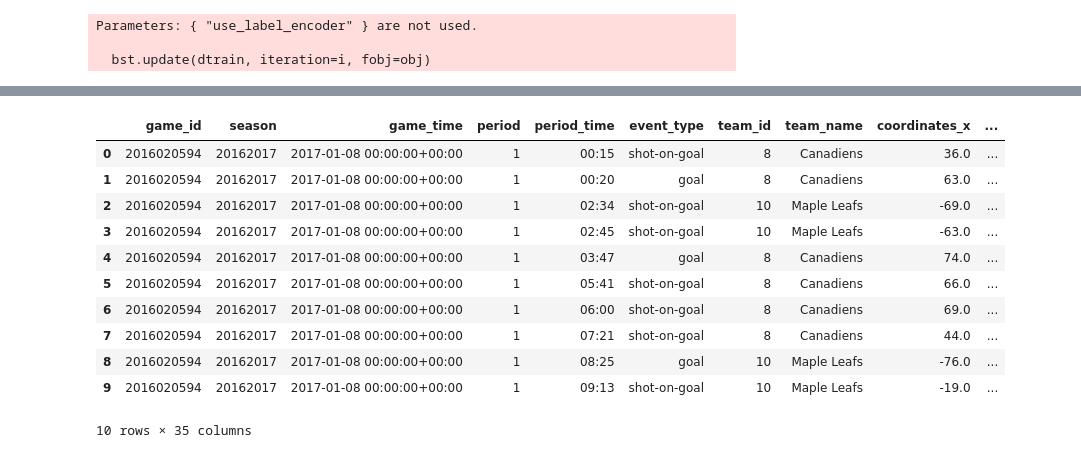
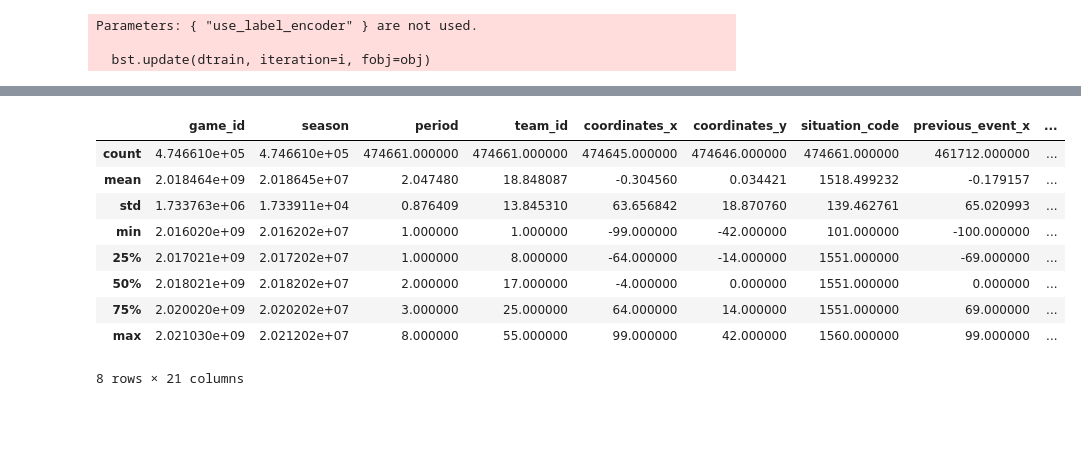
Before and after one commit to d1amondb0t/ift-6758-m1, a Jupyter notebook: notebooks/advanced_models.ipynb, the cells around one changed output, grey strips where cells are left out. Cells and saved outputs as stored; diff of their text form; code cells hidden in the pictures; blank space fills up the shorter version.

```diff
--- a/notebooks/advanced_models.ipynb
+++ b/notebooks/advanced_models.ipynb
@@ -107,20 +107,18 @@ plt.show()
 # %%
 df2 = feature_engineering_two( years = range(2016, 2022))
-# %%
-df2.head(10)
-# %% [output]
-|  | game_id | season | game_time | period | period_time | event_type | team_id | team_name | coordinates_x | ... |
-| 0 | 2016020594 | 20162017 | 2017-01-08 00:00:00+00:00 | 1 | 00:15 | shot-on-goal | 8 | Canadiens | 36.0 | ... |
-| 1 | 2016020594 | 20162017 | 2017-01-08 00:00:00+00:00 | 1 | 00:20 | goal | 8 | Canadiens | 63.0 | ... |
-| 2 | 2016020594 | 20162017 | 2017-01-08 00:00:00+00:00 | 1 | 02:34 | shot-on-goal | 10 | Maple Leafs | -69.0 | ... |
-| 3 | 2016020594 | 20162017 | 2017-01-08 00:00:00+00:00 | 1 | 02:45 | shot-on-goal | 10 | Maple Leafs | -63.0 | ... |
-| 4 | 2016020594 | 20162017 | 2017-01-08 00:00:00+00:00 | 1 | 03:47 | goal | 8 | Canadiens | 74.0 | ... |
-| 5 | 2016020594 | 20162017 | 2017-01-08 00:00:00+00:00 | 1 | 05:41 | shot-on-goal | 8 | Canadiens | 66.0 | ... |
-| 6 | 2016020594 | 20162017 | 2017-01-08 00:00:00+00:00 | 1 | 06:00 | shot-on-goal | 8 | Canadiens | 69.0 | ... |
-| 7 | 2016020594 | 20162017 | 2017-01-08 00:00:00+00:00 | 1 | 07:21 | shot-on-goal | 8 | Canadiens | 44.0 | ... |
-| 8 | 2016020594 | 20162017 | 2017-01-08 00:00:00+00:00 | 1 | 08:25 | goal | 10 | Maple Leafs | -76.0 | ... |
-| 9 | 2016020594 | 20162017 | 2017-01-08 00:00:00+00:00 | 1 | 09:13 | shot-on-goal | 10 | Maple Leafs | -19.0 | ... |
-10 rows × 35 columns
+# %%
+df2.describe()
+# %% [output]
+|  | game_id | season | period | team_id | coordinates_x | coordinates_y | situation_code | previous_event_x | ... |
+| count | 4.746610e+05 | 4.746610e+05 | 474661.000000 | 474661.000000 | 474645.000000 | 474646.000000 | 474661.000000 | 461712.000000 | ... |
+| mean | 2.018464e+09 | 2.018645e+07 | 2.047480 | 18.848087 | -0.304560 | 0.034421 | 1518.499232 | -0.179157 | ... |
+| std | 1.733763e+06 | 1.733911e+04 | 0.876409 | 13.845310 | 63.656842 | 18.870760 | 139.462761 | 65.020993 | ... |
+| min | 2.016020e+09 | 2.016202e+07 | 1.000000 | 1.000000 | -99.000000 | -42.000000 | 101.000000 | -100.000000 | ... |
+| 25% | 2.017021e+09 | 2.017202e+07 | 1.000000 | 8.000000 | -64.000000 | -14.000000 | 1551.000000 | -69.000000 | ... |
+| 50% | 2.018021e+09 | 2.018202e+07 | 2.000000 | 17.000000 | -4.000000 | 0.000000 | 1551.000000 | 0.000000 | ... |
+| 75% | 2.020020e+09 | 2.020202e+07 | 3.000000 | 25.000000 | 64.000000 | 14.000000 | 1551.000000 | 69.000000 | ... |
+| max | 2.021030e+09 | 2.021202e+07 | 8.000000 | 55.000000 | 99.000000 | 42.000000 | 1560.000000 | 99.000000 | ... |
+8 rows × 21 columns
 # %%
 import numpy as np
 from sklearn.model_selection import train_test_split, RandomizedSearchCV
```
Also changed, not shown: parts of 17 cells of this notebook, 8 other files.
